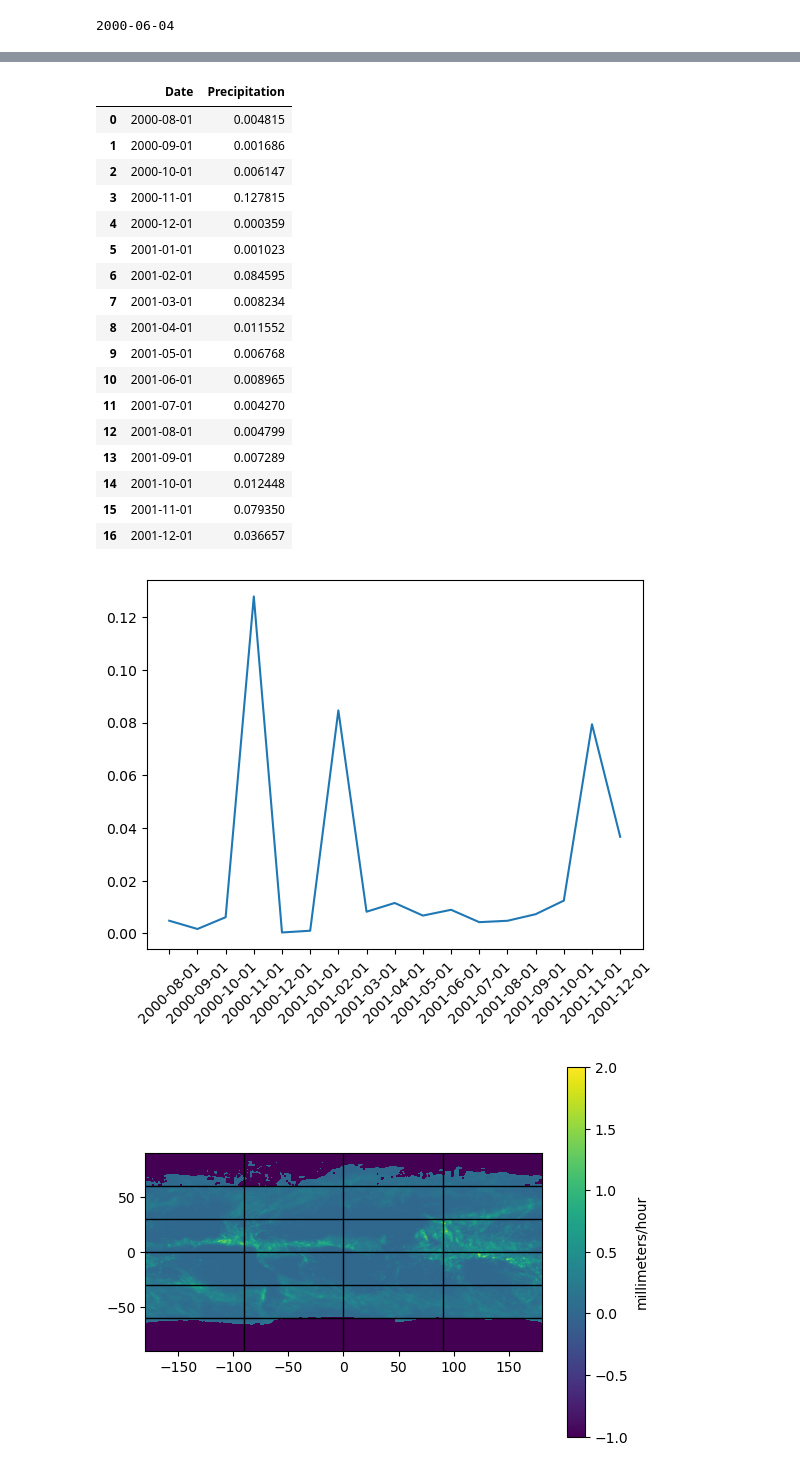
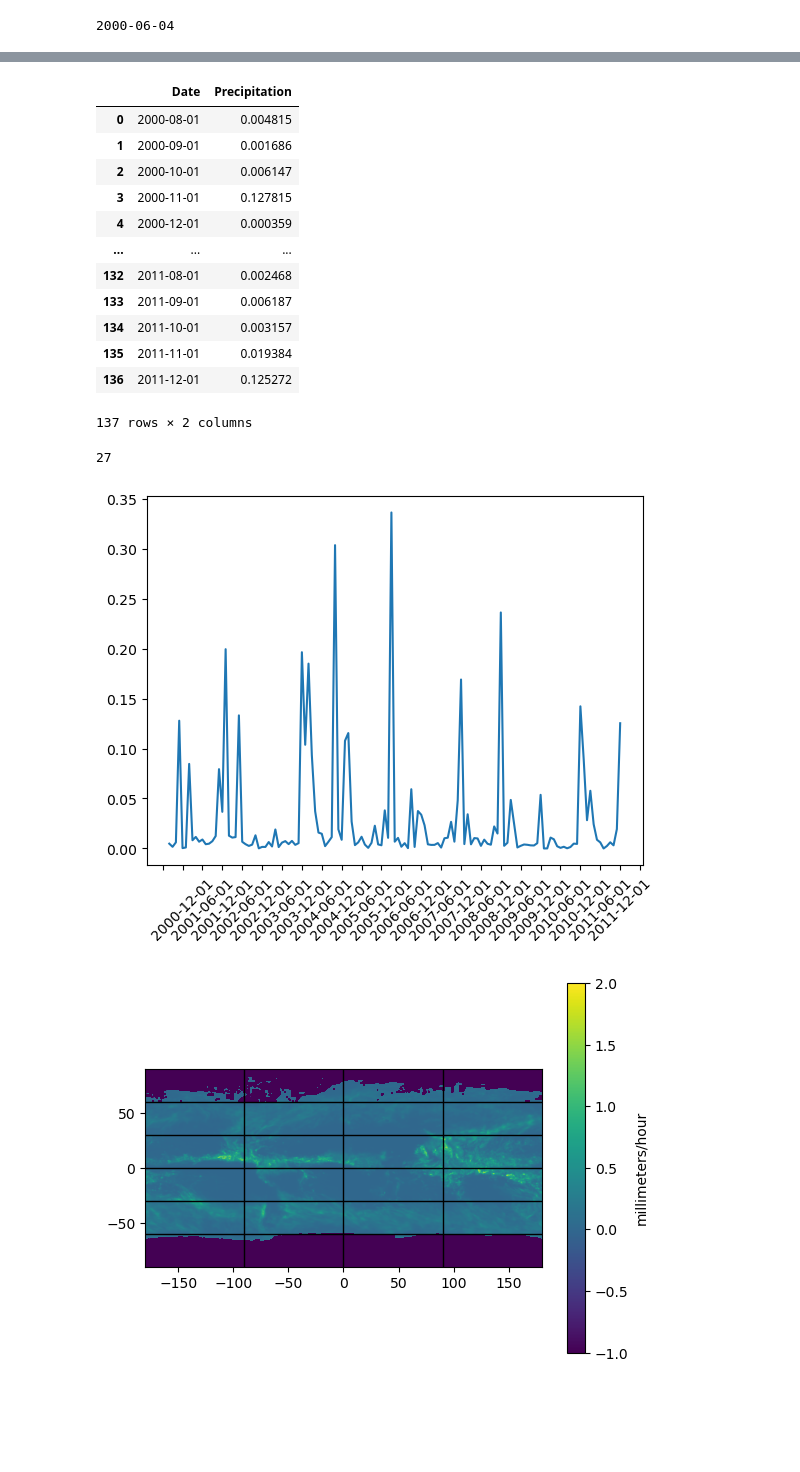
Before and after one commit to disilvestro/GetPrecipitation, a Jupyter notebook: get_precipitation_lalo.ipynb, the cells around one changed output, grey strips where cells are left out. Cells and saved outputs as stored; diff of their text form; code cells hidden in the pictures; blank space fills up the shorter version.

```diff
--- a/get_precipitation_lalo.ipynb
+++ b/get_precipitation_lalo.ipynb
@@ -168,7 +168,7 @@ def plot_precipitaion(longitude, latitude, start_date, end_date, folder, path):
 
         return newdf
 newdf = {}
-newdf = plot_precipitaion(lon, lat, '2000-01-08', '2001-01-12', folder_name, '')
+newdf = plot_precipitaion(lon, lat, '2000-01-08', '2011-01-12', folder_name, '')
 # %% [output]
 ./data/2000-01-08.HDF5
 ./data/2000-01-09.HDF5
@@ -196,44 +196,49 @@ newdf
 | 2 | 2000-10-01 | 0.006147 |
 | 3 | 2000-11-01 | 0.127815 |
 | 4 | 2000-12-01 | 0.000359 |
-| 5 | 2001-01-01 | 0.001023 |
-| 6 | 2001-02-01 | 0.084595 |
-| 7 | 2001-03-01 | 0.008234 |
-| 8 | 2001-04-01 | 0.011552 |
-| 9 | 2001-05-01 | 0.006768 |
-| 10 | 2001-06-01 | 0.008965 |
-| 11 | 2001-07-01 | 0.004270 |
-| 12 | 2001-08-01 | 0.004799 |
-| 13 | 2001-09-01 | 0.007289 |
-| 14 | 2001-10-01 | 0.012448 |
-| 15 | 2001-11-01 | 0.079350 |
-| 16 | 2001-12-01 | 0.036657 |
+| ... | ... | ... |
+| 132 | 2011-08-01 | 0.002468 |
+| 133 | 2011-09-01 | 0.006187 |
+| 134 | 2011-10-01 | 0.003157 |
+| 135 | 2011-11-01 | 0.019384 |
+| 136 | 2011-12-01 | 0.125272 |
+137 rows × 2 columns
 # %%
 # newdf["roll30"] = newdf.Precipitation.rolling(30).sum()
 # newdf["roll90"] = newdf.Precipitation.rolling(90).sum()
 # newdf["roll180"] = newdf.Precipitation.rolling(180).sum()
 
 # newdf["log30"] = np.log(newdf.roll30)
 # newdf["log90"] = np.log(newdf.roll90)
 # newdf["log180"] = np.log(newdf.roll180)
 
 newdf["cum"] = newdf.Precipitation.cumsum()
 
 rainfalldfNoNull =newdf.dropna()
 
 # plt.plot(newdf.Date,newdf.Precipitation)
 
 plt.plot(rainfalldfNoNull.Date, rainfalldfNoNull.Precipitation)
 
-# 7 Months increase per for x axes ticks
-plt.gca().xaxis.set_major_locator(dt.DayLocator(interval=1))
+#Calculate intervals base on Dataframe dimension
+rows = newdf.shape[0]
+interval = round((rows/100)*20)
+
+# 7 Months increase for x axes ticks
+plt.gca().xaxis.set_major_locator(dt.DayLocator(interval=6))
 
 plt.xticks(rotation=45)
 
+#Number of rows calculate intervals base on Dataframe dimension
+rows = newdf.shape[0]
+interval = round((rows/100)*20)
+print(interval)
+
 # Data plot
 plt.show()
 # %% [output]
+27
-[figure, old version]
+[figure, new version]
 # %%
 data = h5py.File(file,'r')
 precip = data['/Grid/precipitation'][:]
```
Also changed, not shown: parts of 1 cell of this notebook.
